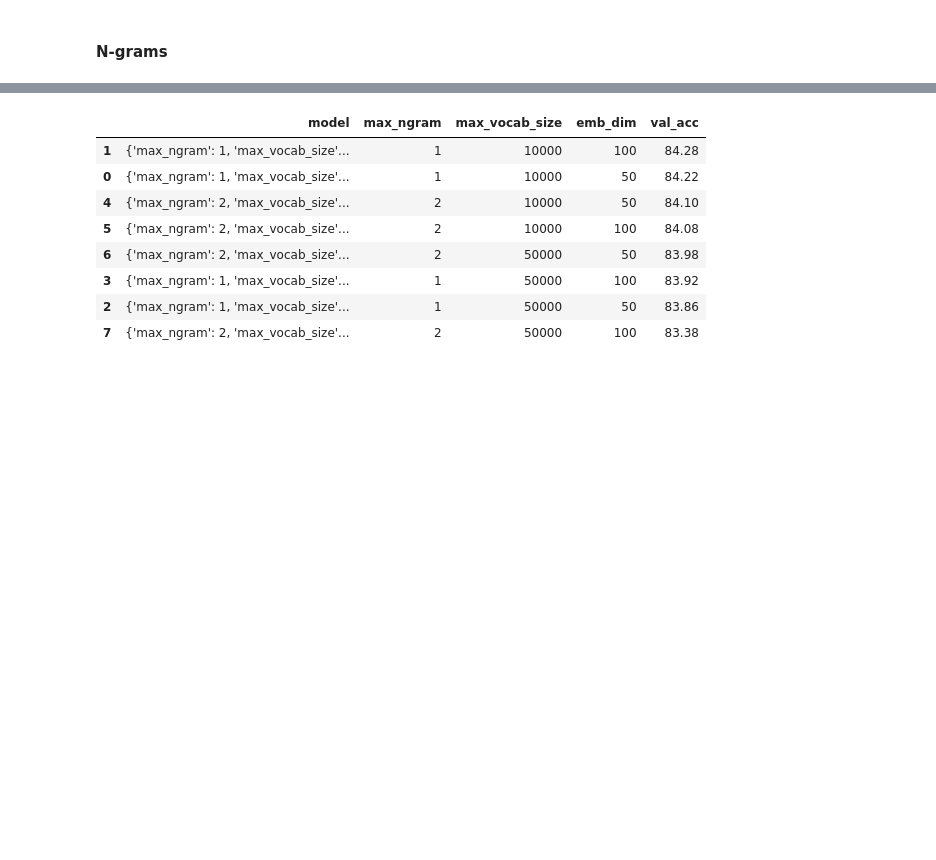
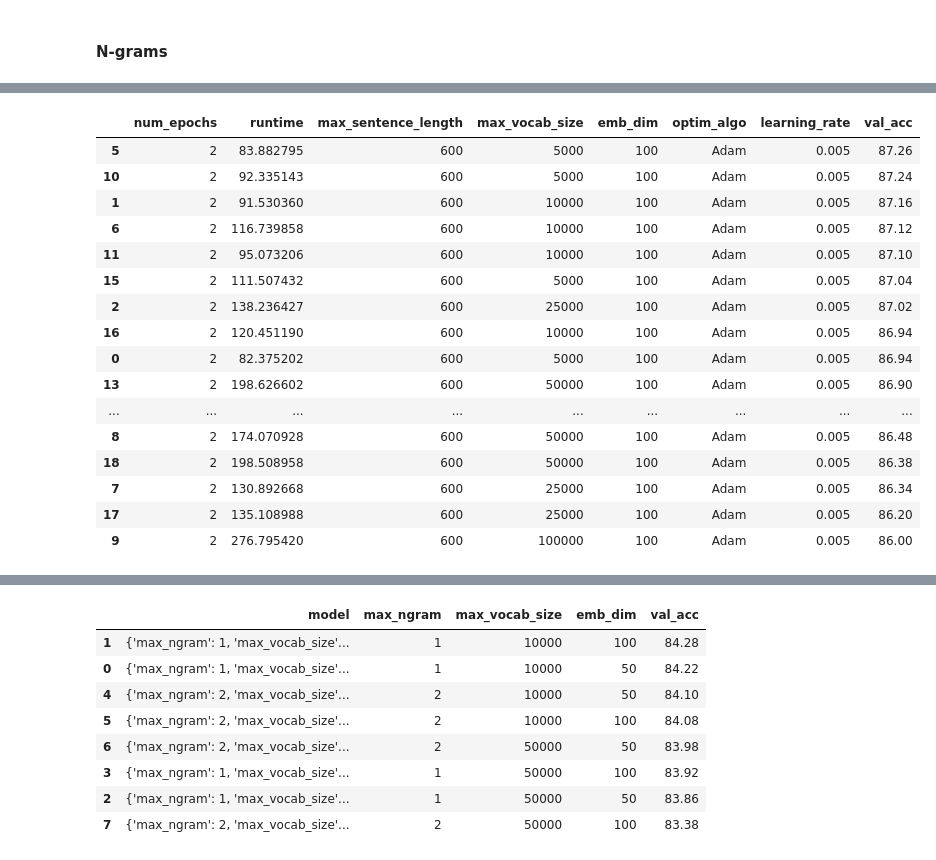
Before and after one commit to nyjgary/nlp-sentiment-analysis, a Jupyter notebook: nlp-sentiment-analysis.ipynb, the cells around one changed output, grey strips where cells are left out. Saved outputs shown, nothing was run; the diff lists cells and outputs as text; code cells hidden in the pictures; blank space fills up the shorter version.

```diff
--- a/nlp-sentiment-analysis.ipynb
+++ b/nlp-sentiment-analysis.ipynb
@@ -485,8 +486,9 @@ def summarize_results(results_log, exclude_cols=['hyperparams', 'results']):
     results_df = pd.DataFrame.from_dict(results_log)
     results_df = pd.concat([results_df, results_df['hyperparams'].apply(pd.Series)], axis=1)
     results_df['val_acc'] = results_df['results'].apply(lambda d: pd.DataFrame.from_dict(d)['val_acc'].max())
-    all_cols = ['experiment_name', 'token_scheme', 'num_epochs', 'runtime', 'max_sentence_length', 'max_vocab_size',
-                'emb_dim', 'optim_algo', 'learning_rate', 'val_acc', 'hyperparams', 'results']
+    all_cols = ['experiment_name', 'token_scheme', 'max_ngram', 'max_sentence_length',
+                'max_vocab_size', 'emb_dim', 'optim_algo', 'learning_rate', 'num_epochs',
+                'runtime', 'val_acc', 'hyperparams', 'results']
     output_cols = [col for col in all_cols if col not in exclude_cols]
     return results_df[output_cols].sort_values(by='val_acc', ascending=False)
 
@@ -872,0 +926,23 @@ for max_ngram in max_ngrams:
+# %%
+ngram_vocab_sentlens_600 = summarize_results(
+    load_experiment_log(experiment_name='ngram_vocab_sentlens_600_100emb_2epoch_lr005'),
+    exclude_cols=['experiment_name', 'token_scheme', 'results', 'hyperparams'])
+ngram_vocab_sentlens_600
+# %% [output]
+|  | num_epochs | runtime | max_sentence_length | max_vocab_size | emb_dim | optim_algo | learning_rate | val_acc |
+| 5 | 2 | 83.882795 | 600 | 5000 | 100 | Adam | 0.005 | 87.26 |
+| 10 | 2 | 92.335143 | 600 | 5000 | 100 | Adam | 0.005 | 87.24 |
+| 1 | 2 | 91.530360 | 600 | 10000 | 100 | Adam | 0.005 | 87.16 |
+| 6 | 2 | 116.739858 | 600 | 10000 | 100 | Adam | 0.005 | 87.12 |
+| 11 | 2 | 95.073206 | 600 | 10000 | 100 | Adam | 0.005 | 87.10 |
+| 15 | 2 | 111.507432 | 600 | 5000 | 100 | Adam | 0.005 | 87.04 |
+| 2 | 2 | 138.236427 | 600 | 25000 | 100 | Adam | 0.005 | 87.02 |
+| 16 | 2 | 120.451190 | 600 | 10000 | 100 | Adam | 0.005 | 86.94 |
+| 0 | 2 | 82.375202 | 600 | 5000 | 100 | Adam | 0.005 | 86.94 |
+| 13 | 2 | 198.626602 | 600 | 50000 | 100 | Adam | 0.005 | 86.90 |
+| ... | ... | ... | ... | ... | ... | ... | ... | ... |
+| 8 | 2 | 174.070928 | 600 | 50000 | 100 | Adam | 0.005 | 86.48 |
+| 18 | 2 | 198.508958 | 600 | 50000 | 100 | Adam | 0.005 | 86.38 |
+| 7 | 2 | 130.892668 | 600 | 25000 | 100 | Adam | 0.005 | 86.34 |
+| 17 | 2 | 135.108988 | 600 | 25000 | 100 | Adam | 0.005 | 86.20 |
+| 9 | 2 | 276.795420 | 600 | 100000 | 100 | Adam | 0.005 | 86.00 |
```
Also changed, not shown: parts of 11 cells of this notebook.
